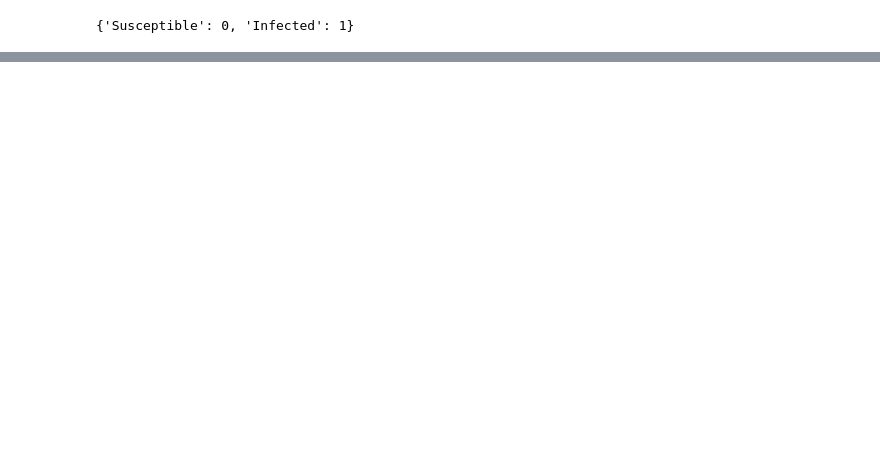
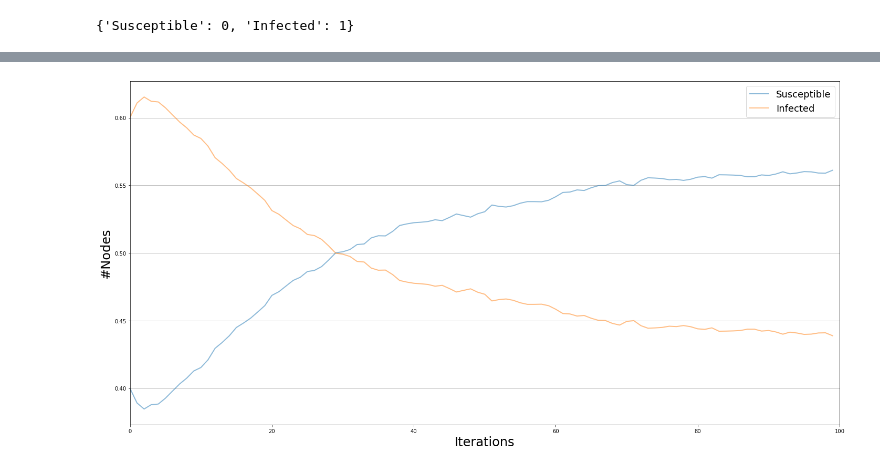
Before and after one commit to pspinaunipi/Project_Social_Network_Analysis, a Jupyter notebook: Infection simulation.ipynb, the cells around one changed output, grey strips where cells are left out. Saved outputs shown, nothing was run; the diff lists cells and outputs as text; code cells hidden in the pictures; blank space fills up the shorter version.

```diff
--- a/Infection simulation.ipynb
+++ b/Infection simulation.ipynb
@@ -153,0 +168,15 @@ viz.plot()
+# %%
+cfg = mc.Configuration()
+cfg.add_model_parameter('beta', b3) # infection rate
+cfg.add_model_parameter('lambda', u3) # recovery rate
+
+cfg.add_model_parameter("percentage_infected", 0.6)
+model.set_initial_status(cfg)
+# %%
+iterations = model.iteration_bunch(100, node_status=True)
+trends = model.build_trends(iterations)
+# %%
+viz = DiffusionTrend(model, trends)
+viz.plot()
+# %% [output]
+[figure, added]
```
Also changed, not shown: parts of 14 cells of this notebook.
